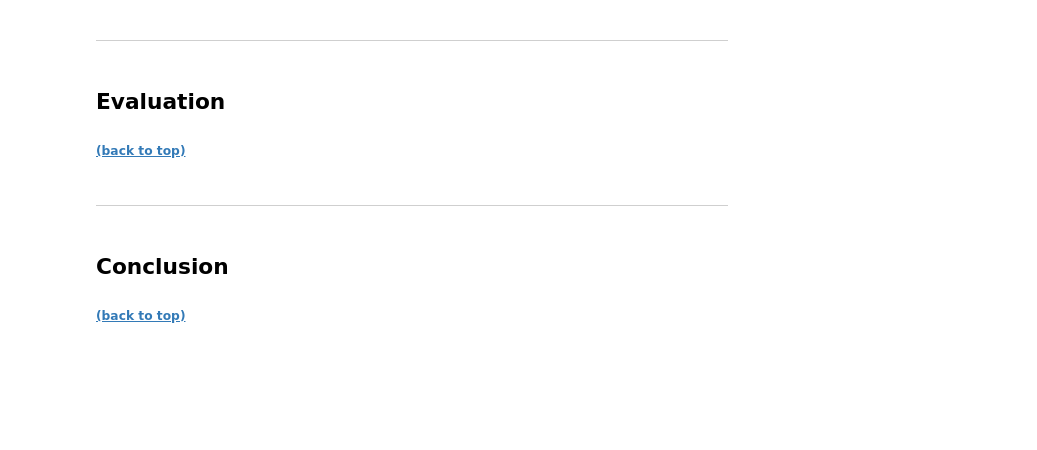
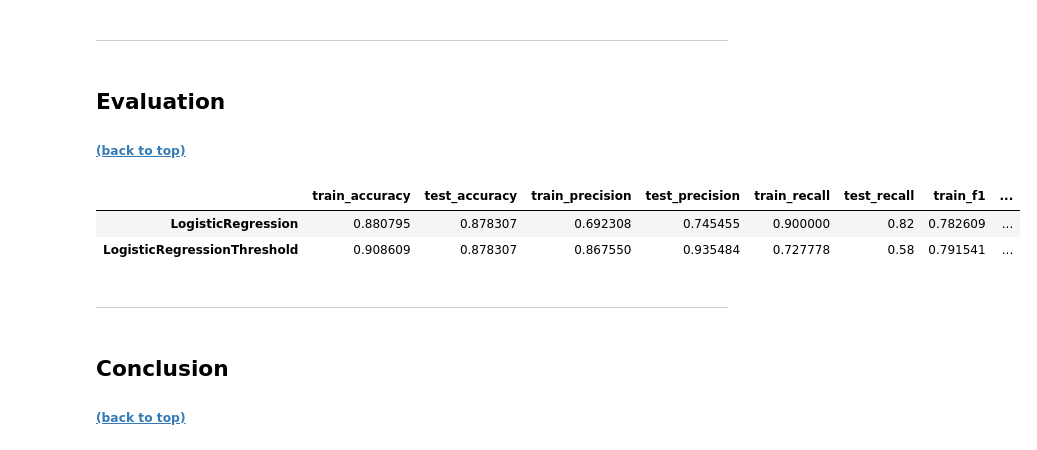
Before and after one commit to ameliadahm20/California-School-Performance, a Jupyter notebook: Final_Notebook.ipynb, the cells around one changed output. Cells and saved outputs as stored; diff of their text form; code cells hidden in the pictures; blank space fills up the shorter version.

```diff
--- a/Final_Notebook.ipynb
+++ b/Final_Notebook.ipynb
@@ -304,0 +371,6 @@ We are using precision as our evaluation metric for these models in order to red
+# %%
+lr_initial = LogisticRegression(C = 1, random_state = 20, class_weight = 'balanced')
+lr_initial.fit(X_train_scaled, y_train)
+
+lr_pred_train = lr_initial.predict(X_train_scaled)
+lr_initial_pred = lr_initial.predict(X_test_scaled)
@@ -304,0 +401,23 @@ We are using precision as our evaluation metric for these models in order to red
+# %%
+THRESHOLD = .8
+y_pred_lr_initial_test = np.where(lr_initial.predict_proba(X_test_scaled)[:,1] > THRESHOLD, 1, 0)
+y_pred_lr_initial_train = np.where(lr_initial.predict_proba(X_train_scaled)[:,1] > THRESHOLD, 1, 0)
+# %%
+metric_dict = {}
+metric_dict['LogisticRegression'] = {'train_accuracy': metrics.accuracy_score(y_train, lr_pred_train),
+                                      'test_accuracy': metrics.accuracy_score(y_test, lr_initial_pred),
+                                      'train_precision':metrics.precision_score(y_train, lr_pred_train),
+                                      'test_precision':metrics.precision_score(y_test, lr_initial_pred),
+                                      'train_recall':metrics.recall_score(y_train, lr_pred_train),
+                                      'test_recall':metrics.recall_score(y_test, lr_initial_pred),
+                                      'train_f1':metrics.f1_score(y_train, lr_pred_train),
+                                      'test_f1':metrics.f1_score(y_test, lr_initial_pred)}
+# %%
+metric_dict['LogisticRegressionThreshold'] = {'train_accuracy': metrics.accuracy_score(y_train, y_pred_lr_initial_train),
+                                              'test_accuracy': metrics.accuracy_score(y_test, y_pred_lr_initial_test),
+                                              'train_precision':metrics.precision_score(y_train, y_pred_lr_initial_train),
+                                              'test_precision':metrics.precision_score(y_test, y_pred_lr_initial_test),
+                                              'train_recall':metrics.recall_score(y_train, y_pred_lr_initial_train),
+                                              'test_recall':metrics.recall_score(y_test, y_pred_lr_initial_test),
+                                              'train_f1':metrics.f1_score(y_train, y_pred_lr_initial_train),
+                                              'test_f1':metrics.f1_score(y_test, y_pred_lr_initial_test)}
@@ -307,6 +450,13 @@ We are using precision as our evaluation metric for these models in order to red
 # %% [markdown]
 ## Evaluation <a id="Evaluation"></a>
 ##### [(back to top)](#Overview)
+# %%
+# metrics from each model
+pd.DataFrame.from_dict(metric_dict, orient='index')
+# %% [output]
+|  | train_accuracy | test_accuracy | train_precision | test_precision | train_recall | test_recall | train_f1 | ... |
+| LogisticRegression | 0.880795 | 0.878307 | 0.692308 | 0.745455 | 0.900000 | 0.82 | 0.782609 | ... |
+| LogisticRegressionThreshold | 0.908609 | 0.878307 | 0.867550 | 0.935484 | 0.727778 | 0.58 | 0.791541 | ... |
 # %% [markdown]
 ***
 # %% [markdown]
```
Also changed, not shown: parts of 15 cells of this notebook.
